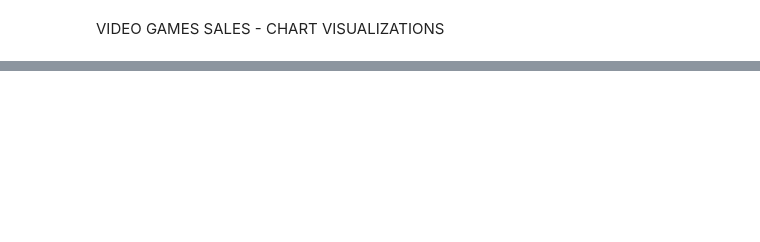
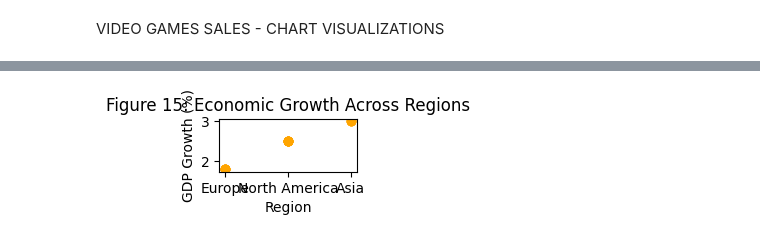
Before and after one commit to Japoll01/ACADEMIC_PROJECTS_BELLEVUE_UNIVERSITY, a Jupyter notebook: APPLIED_DATA_SCIENCE/PROJECT_2_VIDEO_GAME_SALES/MILESTONE_3/PROJECT_2_VIDEO_GAMES_SALES_VISUALIZATIONS.ipynb, the cells around one changed output, grey strips where cells are left out. Drawn from its saved outputs; the diff is of its cells as text; code cells hidden in the pictures; blank space fills up the shorter version.

```diff
--- a/APPLIED_DATA_SCIENCE/PROJECT_2_VIDEO_GAME_SALES/MILESTONE_3/PROJECT_2_VIDEO_GAMES_SALES_VISUALIZATIONS.ipynb
+++ b/APPLIED_DATA_SCIENCE/PROJECT_2_VIDEO_GAME_SALES/MILESTONE_3/PROJECT_2_VIDEO_GAMES_SALES_VISUALIZATIONS.ipynb
@@ -7,10 +7,10 @@ import numpy as np
 import matplotlib.pyplot as plt
 
 # File paths for the datasets (Update these paths with the absolute path to your project directory)
-consumer_sentiment_path = "/absolute/path/to/your/project/APPLIED_DATA_SCIENCE/PROJECT_2_VIDEO_GAME_SALES/MILESTONE_3/Updated_Consumer_Sentiment_Sample.csv"
-critic_user_scores_path = "/absolute/path/to/your/project/APPLIED_DATA_SCIENCE/PROJECT_2_VIDEO_GAME_SALES/MILESTONE_3/Updated_Critic_User_Scores_Sample.csv"
-global_video_game_sales_path = "/absolute/path/to/your/project/APPLIED_DATA_SCIENCE/PROJECT_2_VIDEO_GAME_SALES/MILESTONE_3/Updated_Global_Video_Game_Sales_Sample.csv"
-market_trends_path = "/absolute/path/to/your/project/APPLIED_DATA_SCIENCE/PROJECT_2_VIDEO_GAME_SALES/MILESTONE_3/Updated_Market_Trends_Sample.csv"
+consumer_sentiment_path = "APPLIED_DATA_SCIENCE/PROJECT_2_VIDEO_GAME_SALES/MILESTONE_1/Updated_Consumer_Sentiment_Sample.csv"
+critic_user_scores_path = "APPLIED_DATA_SCIENCE/PROJECT_2_VIDEO_GAME_SALES/MILESTONE_1/Updated_Critic_User_Scores_Sample.csv"
+global_video_game_sales_path = "APPLIED_DATA_SCIENCE/PROJECT_2_VIDEO_GAME_SALES/MILESTONE_1/Updated_Global_Video_Game_Sales_Sample.csv"
+market_trends_path = "APPLIED_DATA_SCIENCE/PROJECT_2_VIDEO_GAME_SALES/MILESTONE_1/Updated_Market_Trends_Sample.csv"
 
 # Reading the CSV files into DataFrames
 global_video_game_sales = pd.read_csv(global_video_game_sales_path)
@@ -151,0 +155,16 @@ plt.show()
+# %%
+# Figure 15: Economic Growth Across Regions
+plt.subplot(5, 3, 15)
+plt.scatter(market_trends['Region'], market_trends['GDP_Growth'], color='orange')
+plt.title('Figure 15: Economic Growth Across Regions')
+plt.xlabel('Region')
+plt.ylabel('GDP Growth (%)')
+# Analysis: Each region's economic growth rate is plotted, showing Asia's higher GDP growth.
+
+# Adjust layout for better spacing between charts
+plt.subplots_adjust(hspace=0.5, wspace=0.3)
+
+# Display the plots
+plt.show()
+# %% [output]
+[figure, added]
```
Also changed, not shown: parts of 1 cell of this notebook, 1 other file.
